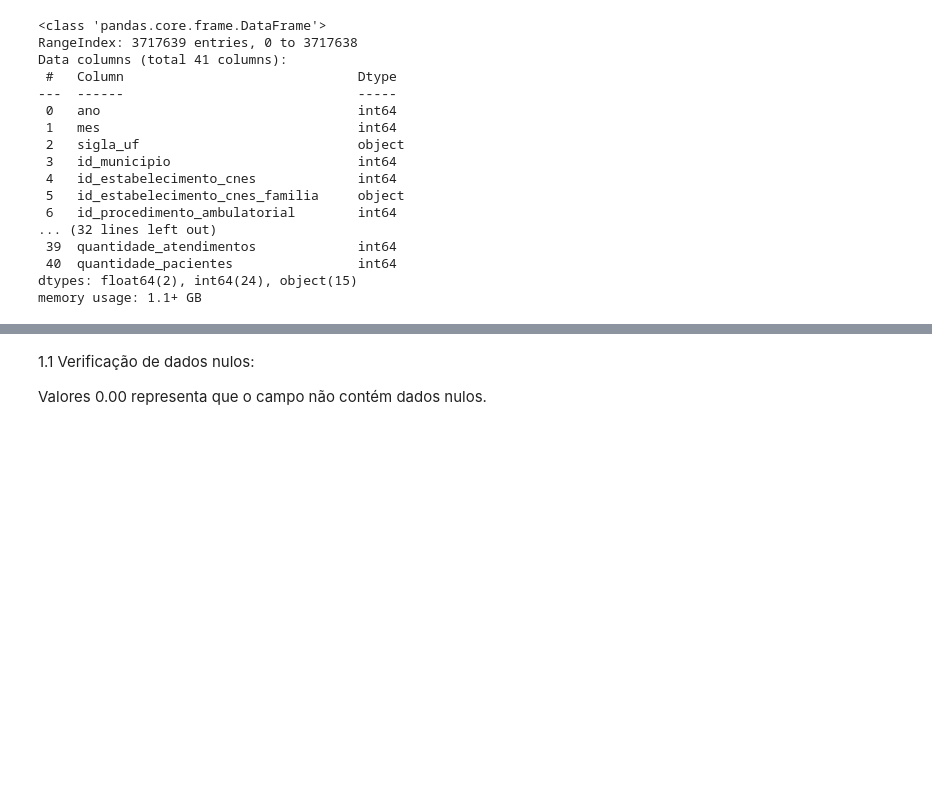
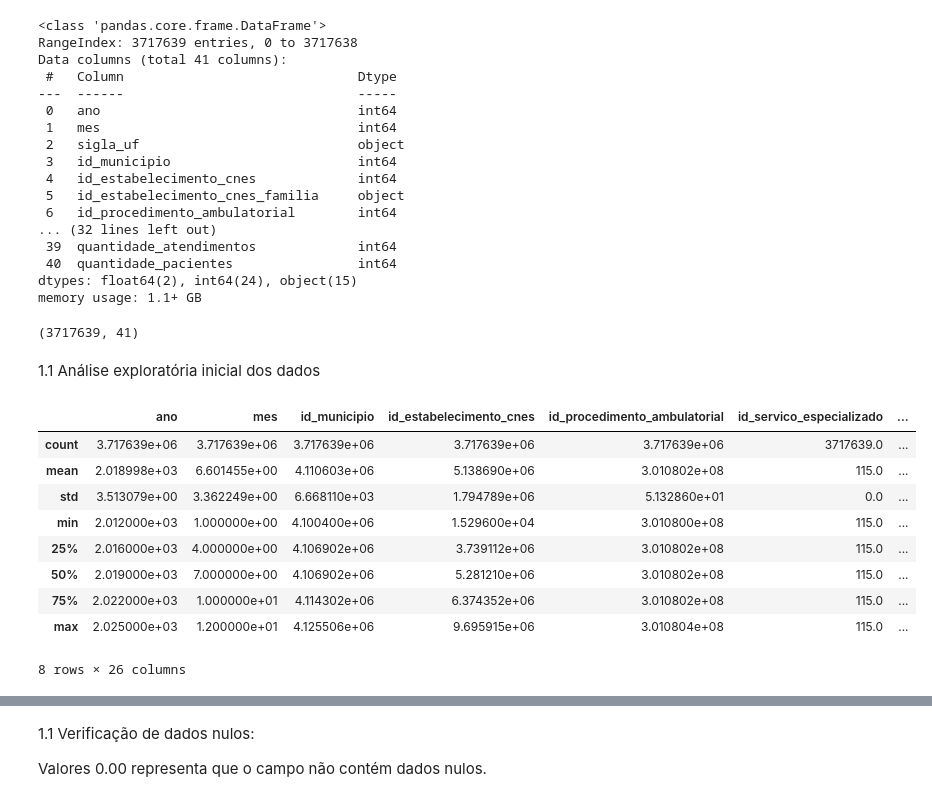
Before and after one commit to maria-exe/Saude-Mental-Curitiba-Regiao, a Jupyter notebook: notebooks/01-exploracao-inicial.ipynb, the cells around one changed output, grey strips where cells are left out. Saved outputs shown, nothing was run; the diff lists cells and outputs as text; code cells hidden in the pictures; blank space fills up the shorter version.

```diff
--- a/notebooks/01-exploracao-inicial.ipynb
+++ b/notebooks/01-exploracao-inicial.ipynb
@@ -6,6 +8,5 @@ import pandas as pd
 import matplotlib.pyplot as plt
 import seaborn as sns
 # %%
-# O '..' significa "saia para o corredor" (volte uma pasta)
 caminho = '../data/raw/dados_brutos.csv'
-df = pd.read_csv(caminho)
+df_psico = pd.read_csv(caminho)
@@ -29,3 +181,22 @@ Data columns (total 41 columns):
  40  quantidade_pacientes                int64
 dtypes: float64(2), int64(24), object(15)
 memory usage: 1.1+ GB
+# %%
+df.shape # total de linhas e colunas do dataframe
+# %% [output]
+(3717639, 41)
+# %% [markdown]
+1.1 Análise exploratória inicial dos dados
+# %%
+df.describe()
+# %% [output]
+|  | ano | mes | id_municipio | id_estabelecimento_cnes | id_procedimento_ambulatorial | id_servico_especializado | ... |
+| count | 3.717639e+06 | 3.717639e+06 | 3.717639e+06 | 3.717639e+06 | 3.717639e+06 | 3717639.0 | ... |
+| mean | 2.018998e+03 | 6.601455e+00 | 4.110603e+06 | 5.138690e+06 | 3.010802e+08 | 115.0 | ... |
+| std | 3.513079e+00 | 3.362249e+00 | 6.668110e+03 | 1.794789e+06 | 5.132860e+01 | 0.0 | ... |
+| min | 2.012000e+03 | 1.000000e+00 | 4.100400e+06 | 1.529600e+04 | 3.010800e+08 | 115.0 | ... |
+| 25% | 2.016000e+03 | 4.000000e+00 | 4.106902e+06 | 3.739112e+06 | 3.010802e+08 | 115.0 | ... |
+| 50% | 2.019000e+03 | 7.000000e+00 | 4.106902e+06 | 5.281210e+06 | 3.010802e+08 | 115.0 | ... |
+| 75% | 2.022000e+03 | 1.000000e+01 | 4.114302e+06 | 6.374352e+06 | 3.010802e+08 | 115.0 | ... |
+| max | 2.025000e+03 | 1.200000e+01 | 4.125506e+06 | 9.695915e+06 | 3.010804e+08 | 115.0 | ... |
+8 rows × 26 columns
```
Also changed, not shown: parts of 21 cells of this notebook, 1 other file.
